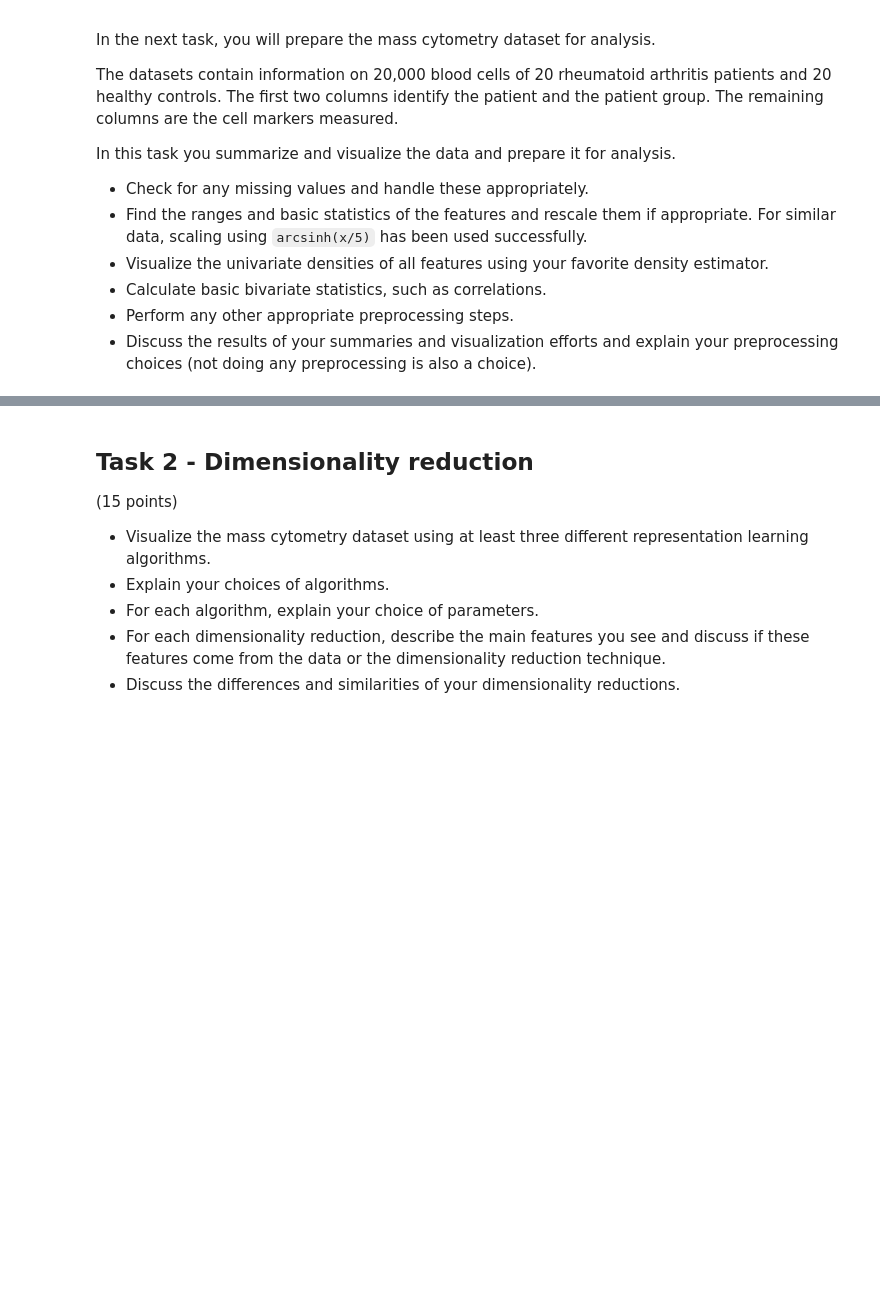
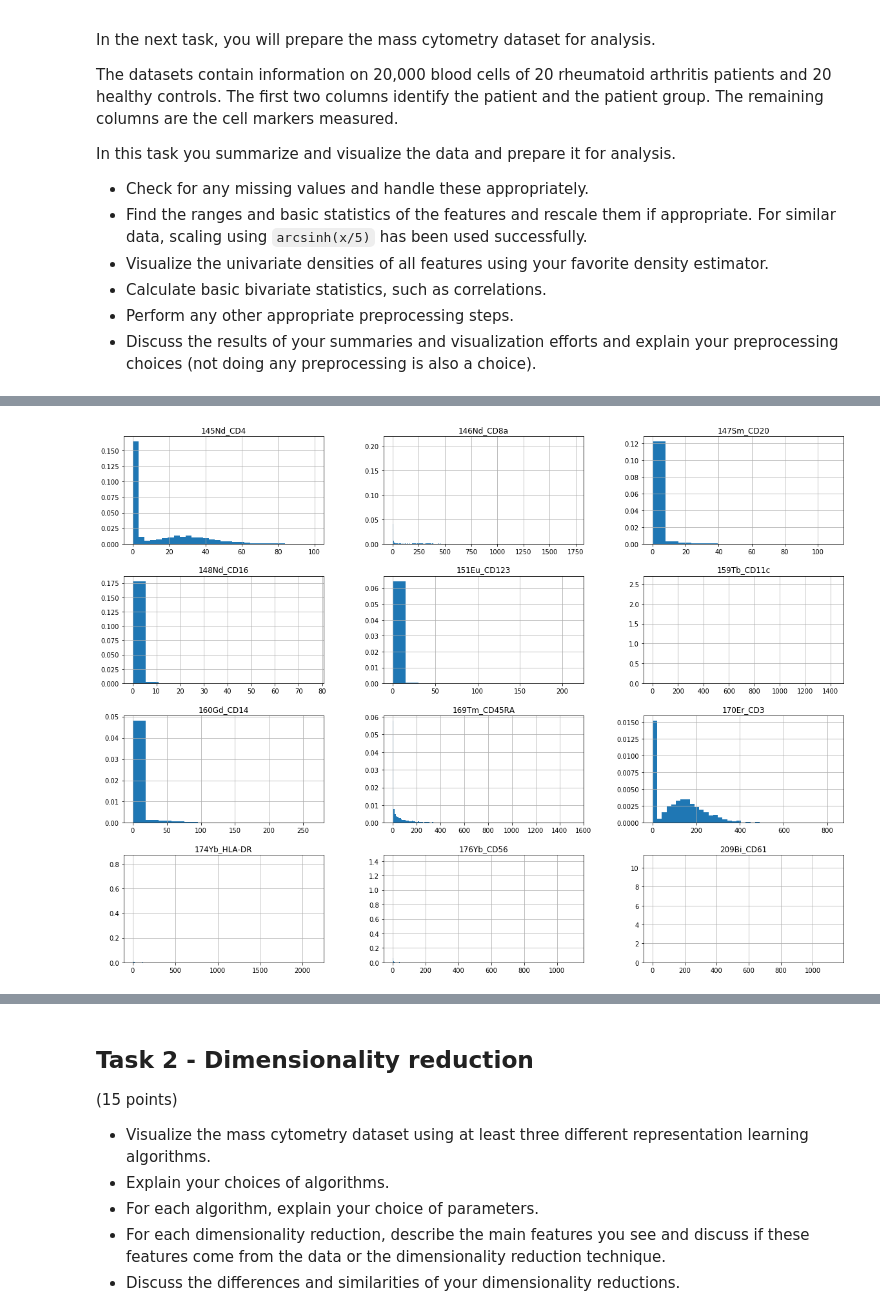
Before and after one commit to H00N24/INF367-Project-d-reduction-clustering, a Jupyter notebook: Project 2.ipynb, the cells around one changed output, grey strips where cells are left out. Drawn from its saved outputs; the diff is of its cells as text; code cells hidden in the pictures; blank space fills up the shorter version.

```diff
--- a/Project 2.ipynb
+++ b/Project 2.ipynb
@@ -33,0 +155,3 @@ In this task you summarize and visualize the data and prepare it for analysis.
+# %%
+all_features = np.array([x for x in data_frame.columns if x not in {"id", "group"}])
+all_features
@@ -33,0 +277,5 @@ In this task you summarize and visualize the data and prepare it for analysis.
+# %%
+sampled_frame[all_features].hist(bins="auto", figsize=(20, 15), density=True)
+plt.show()
+# %% [output]
+[figure, added]
```
Also changed, not shown: parts of 60 cells of this notebook.
